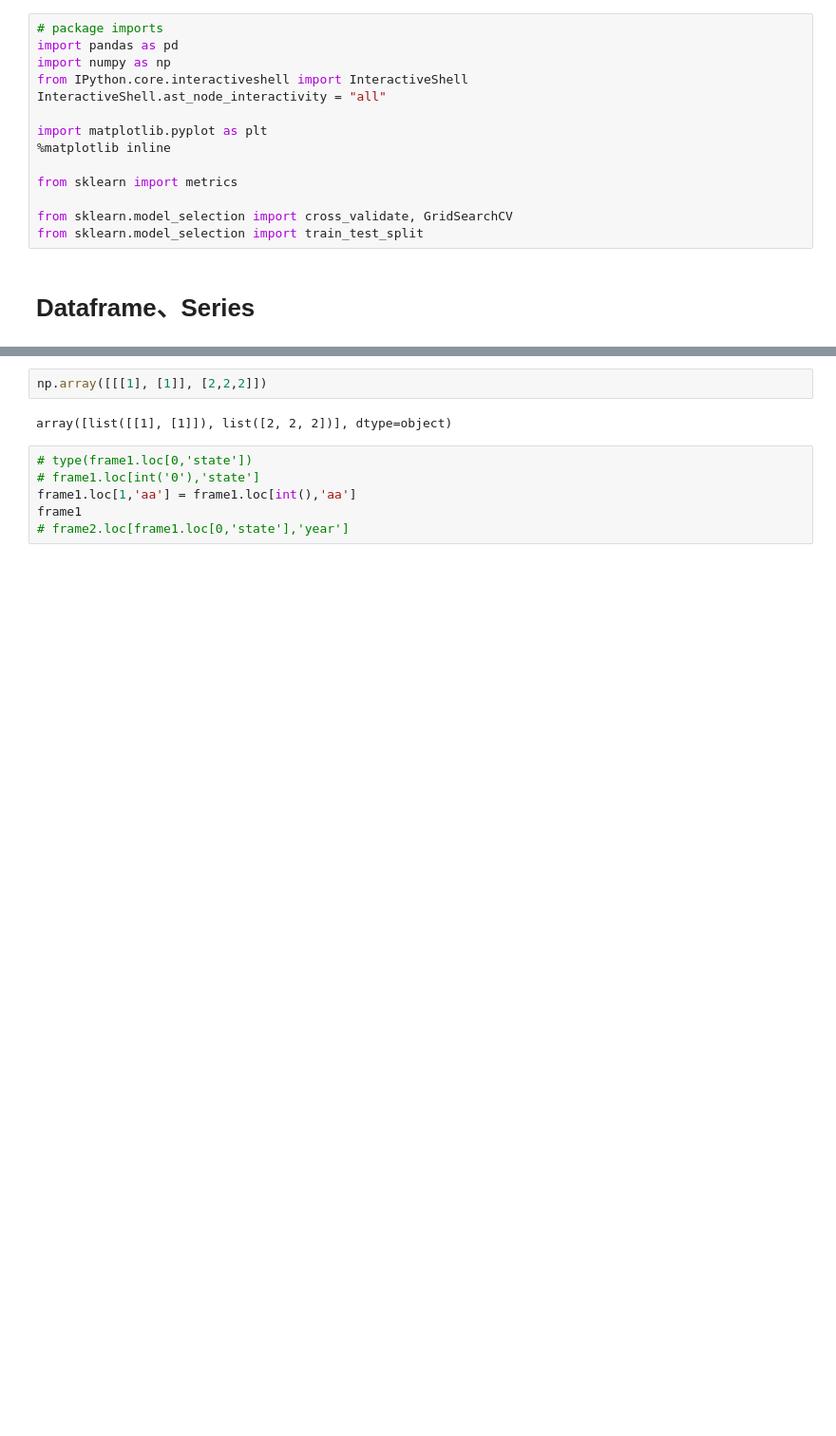
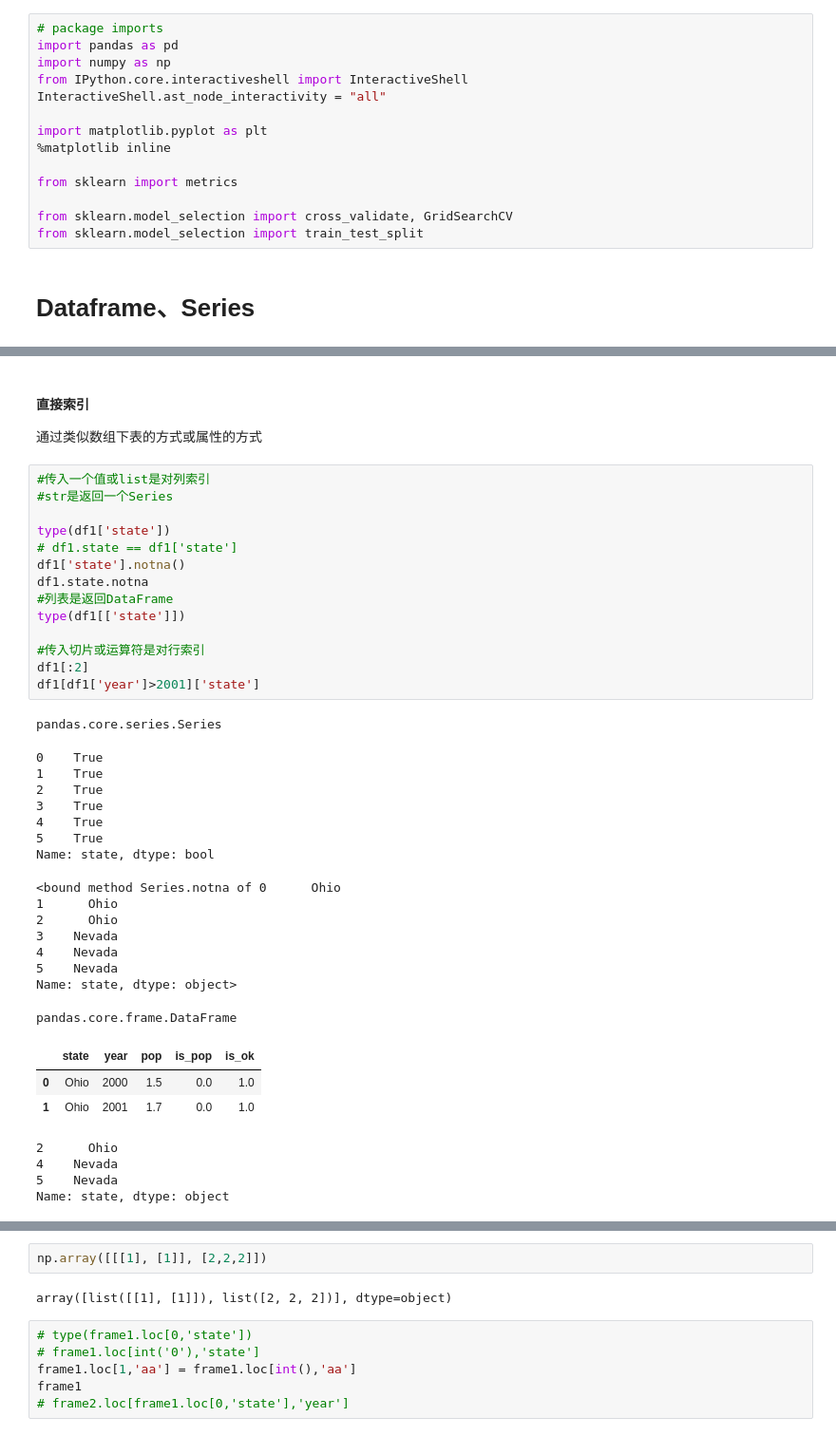
Before and after one commit to maoweixy/AI, a Jupyter notebook: 0Test/NP_PD_test.ipynb, the cells around one changed output, grey strips where cells are left out. Shown at 95% size. Cells and saved outputs as stored; diff of their text form; blank space fills up the shorter version.

```diff
--- a/0Test/NP_PD_test.ipynb
+++ b/0Test/NP_PD_test.ipynb
@@ -51,0 +120,41 @@ df1
+# %% [markdown]
+#### 直接索引
+通过类似数组下表的方式或属性的方式
+# %%
+#传入一个值或list是对列索引
+#str是返回一个Series
+
+type(df1['state'])
+# df1.state == df1['state']
+df1['state'].notna()
+df1.state.notna
+#列表是返回DataFrame
+type(df1[['state']])
+
+#传入切片或运算符是对行索引
+df1[:2]
+df1[df1['year']>2001]['state']
+# %% [output]
+pandas.core.series.Series
+0    True
+1    True
+2    True
+3    True
+4    True
+5    True
+Name: state, dtype: bool
+<bound method Series.notna of 0      Ohio
+1      Ohio
+2      Ohio
+3    Nevada
+4    Nevada
+5    Nevada
+Name: state, dtype: object>
+pandas.core.frame.DataFrame
+|  | state | year | pop | is_pop | is_ok |
+| 0 | Ohio | 2000 | 1.5 | 0.0 | 1.0 |
+| 1 | Ohio | 2001 | 1.7 | 0.0 | 1.0 |
+2      Ohio
+4    Nevada
+5    Nevada
+Name: state, dtype: object
```
Also changed, not shown: parts of 23 cells of this notebook, 2 other files.
